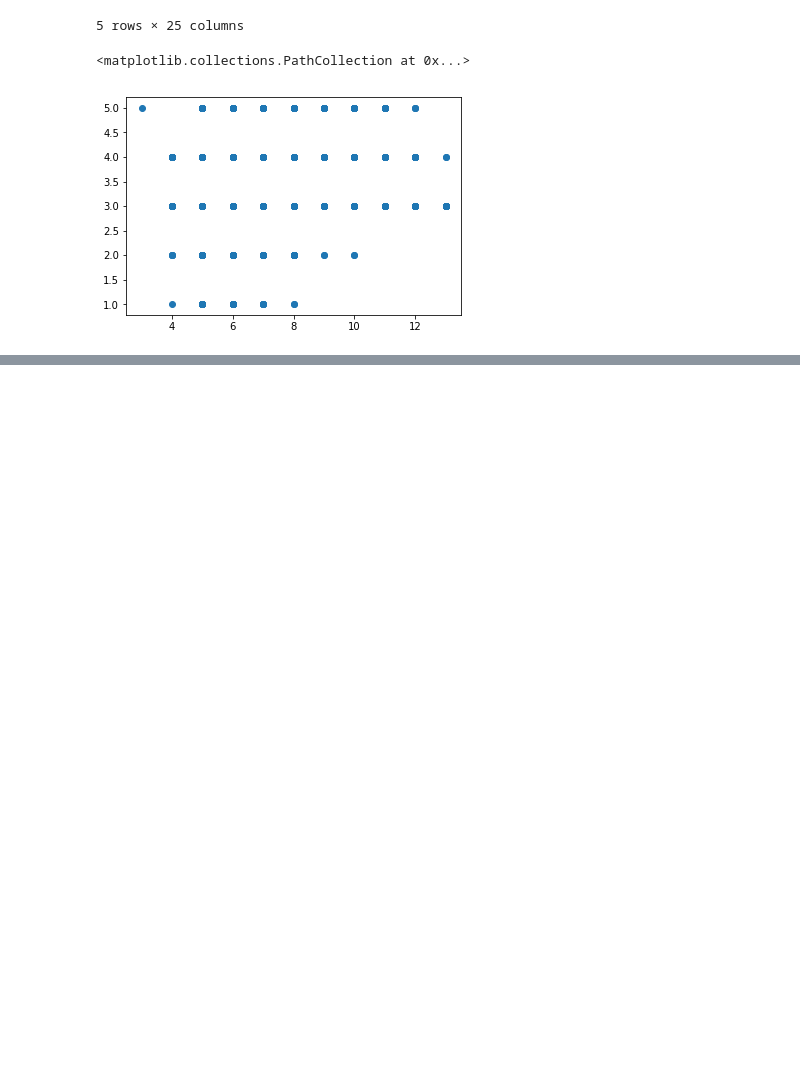
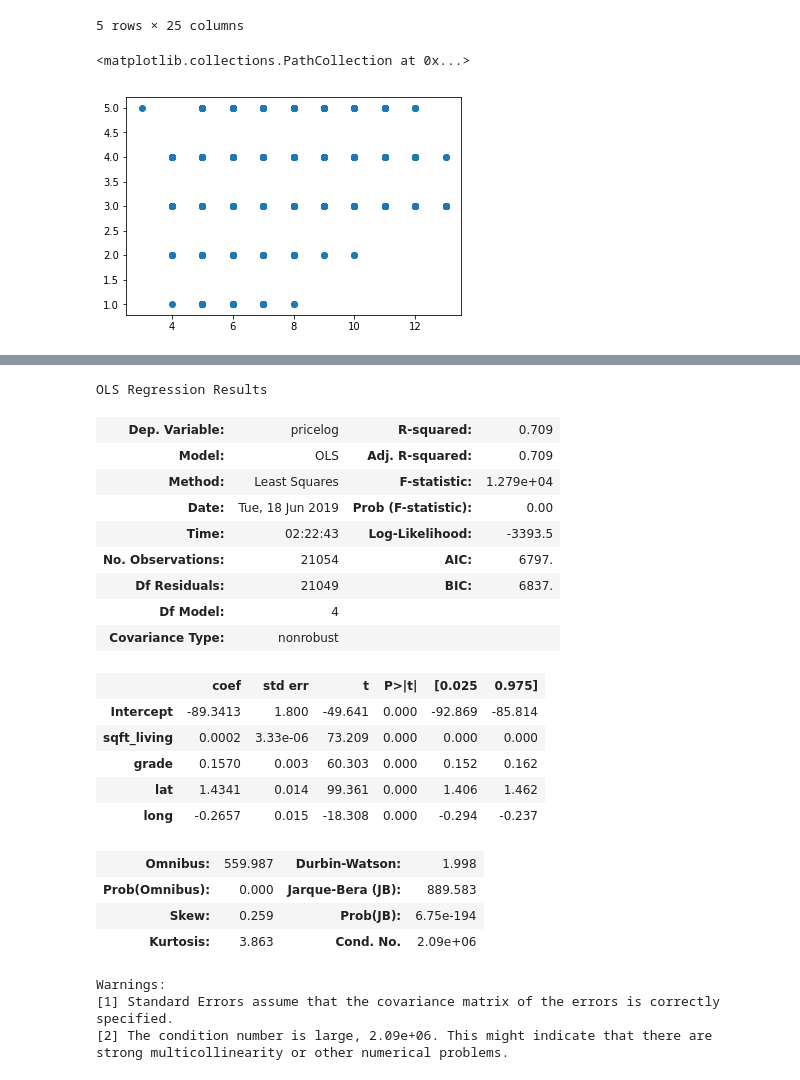
Before and after one commit to CjMullins87/M01-Project, a Jupyter notebook: EDA2.ipynb, the cells around one changed output, grey strips where cells are left out. Drawn from its saved outputs; the diff is of its cells as text; code cells hidden in the pictures; blank space fills up the shorter version.

```diff
--- a/EDA2.ipynb
+++ b/EDA2.ipynb
@@ -200,0 +244,28 @@ plt.scatter(df['grade'], df['condition'])
+# %%
+model3 = ols(formula='pricelog ~ sqft_living + grade + lat + long', data = df).fit()
+model3.summary()
+# %% [output]
+OLS Regression Results
+| Dep. Variable: | pricelog | R-squared: | 0.709 |
+| Model: | OLS | Adj. R-squared: | 0.709 |
+| Method: | Least Squares | F-statistic: | 1.279e+04 |
+| Date: | Tue, 18 Jun 2019 | Prob (F-statistic): | 0.00 |
+| Time: | 02:22:43 | Log-Likelihood: | -3393.5 |
+| No. Observations: | 21054 | AIC: | 6797. |
+| Df Residuals: | 21049 | BIC: | 6837. |
+| Df Model: | 4 |  |  |
+| Covariance Type: | nonrobust |  |  |
+|  | coef | std err | t | P>|t| | [0.025 | 0.975] |
+| Intercept | -89.3413 | 1.800 | -49.641 | 0.000 | -92.869 | -85.814 |
+| sqft_living | 0.0002 | 3.33e-06 | 73.209 | 0.000 | 0.000 | 0.000 |
+| grade | 0.1570 | 0.003 | 60.303 | 0.000 | 0.152 | 0.162 |
+| lat | 1.4341 | 0.014 | 99.361 | 0.000 | 1.406 | 1.462 |
+| long | -0.2657 | 0.015 | -18.308 | 0.000 | -0.294 | -0.237 |
+| Omnibus: | 559.987 | Durbin-Watson: | 1.998 |
+| Prob(Omnibus): | 0.000 | Jarque-Bera (JB): | 889.583 |
+| Skew: | 0.259 | Prob(JB): | 6.75e-194 |
+| Kurtosis: | 3.863 | Cond. No. | 2.09e+06 |
+Warnings:
+[1] Standard Errors assume that the covariance matrix of the errors is correctly specified.
+[2] The condition number is large, 2.09e+06. This might indicate that there are
+strong multicollinearity or other numerical problems.
```
Also changed, not shown: parts of 6 cells of this notebook, 3 other files.
